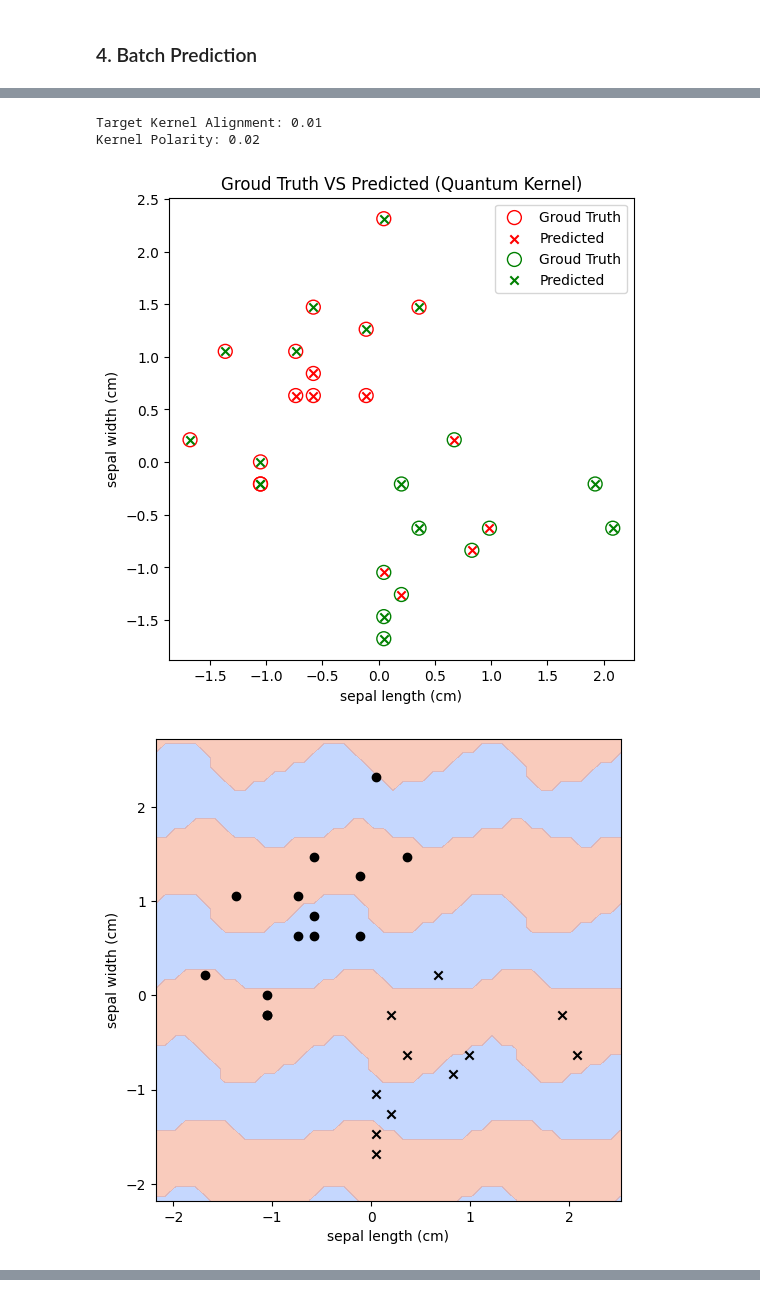
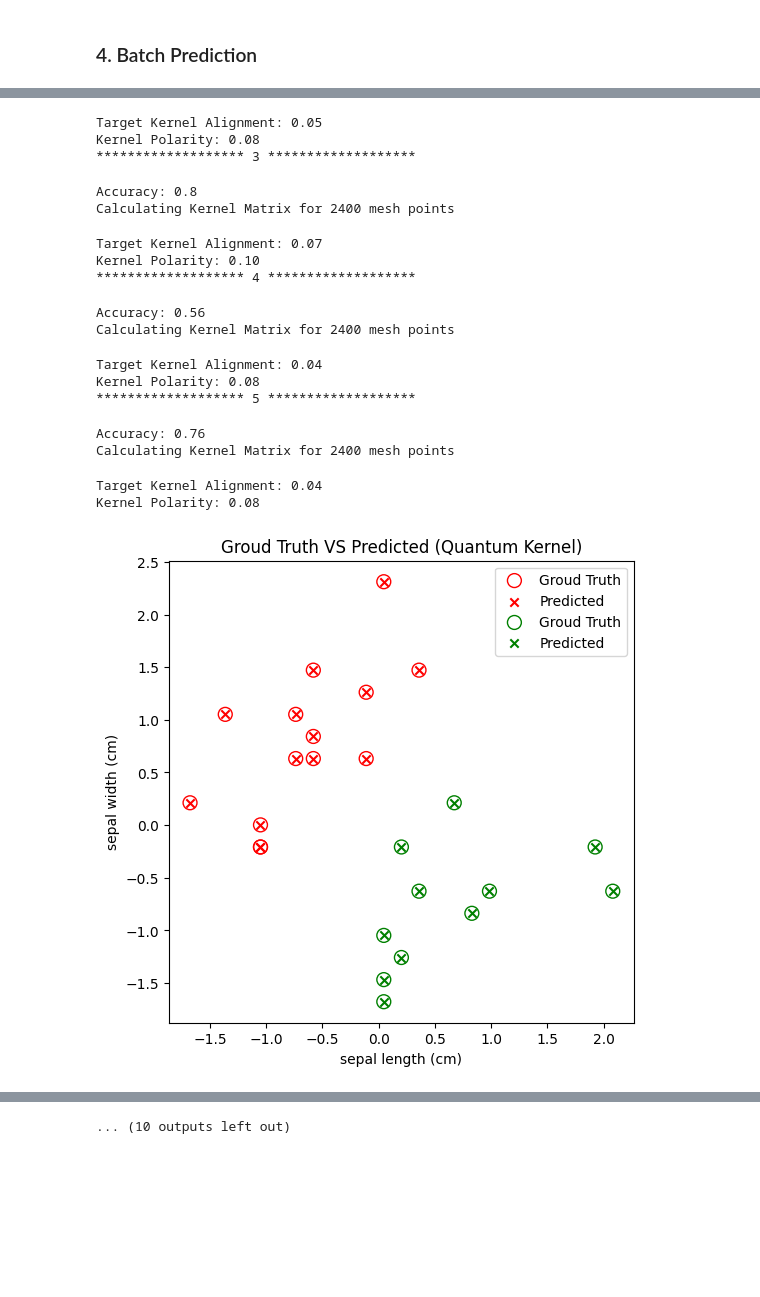
Before and after one commit to kenya-sk/quantum-kernel, a Jupyter notebook: notebooks/compare_feature_map.ipynb, the cells around one changed output, grey strips where cells are left out. Saved outputs shown, nothing was run; the diff lists cells and outputs as text; code cells hidden in the pictures; blank space fills up the shorter version.

```diff
--- a/notebooks/compare_feature_map.ipynb
+++ b/notebooks/compare_feature_map.ipynb
@@ -21,7 +21,9 @@ from src.kernel import compute_kernel, kernel, evaluate_kernel
 from src.schema import KernelParams, Dataset
 # %%
 RANDOM_STATE = 42
-SAVE_IMG_DIRC = "../data/images/iris/xx_feature_map"
+SAVE_IMG_DIRC = "../data/images/iris/zz_feature_map"
+feature_map_list = [xx_feature_map, zz_feature_map, angle_feature_map]
+FEATURE_MAP = feature_map_list[1]
 
 # Seeting of Quantum Device
 n_qubits = 2
@@ -94,15 +96,12 @@ plot_dataset(dataset, class_labels=class_labels)
 def kernel_with_qnode(x1, x2, kernel_params):
     return kernel(x1, x2, kernel_params)
 # %%
-feature_map_list = [xx_feature_map, zz_feature_map, angle_feature_map]
-FEATURE_MAP = feature_map_list[2]
-
 kernel_params = KernelParams(
     n_qubits=n_qubits,
     feature_map=FEATURE_MAP,
     reps=3,
     kernel=kernel_with_qnode,
-    rotaion_axis="X"
+    rotaion_axis=None
 )
 # %%
 train_kernel = compute_kernel(x_train, x_train, kernel_params)
@@ -197,7 +196,7 @@ for reps in range(1, 6):
         feature_map=FEATURE_MAP,
         reps=reps,
         kernel=kernel_with_qnode,
-        rotaion_axis="X"
+        rotaion_axis=None
     )
 
     train_kernel = compute_kernel(x_train, x_train, kernel_params)
@@ -249,5 +248,19 @@ Accuracy: 0.48
 Calculating Kernel Matrix for 2400 mesh points
-Target Kernel Alignment: 0.01
-Kernel Polarity: 0.02
+Target Kernel Alignment: 0.05
+Kernel Polarity: 0.08
+******************* 3 *******************
+Accuracy: 0.8
+Calculating Kernel Matrix for 2400 mesh points
+Target Kernel Alignment: 0.07
+Kernel Polarity: 0.10
+******************* 4 *******************
+Accuracy: 0.56
+Calculating Kernel Matrix for 2400 mesh points
+Target Kernel Alignment: 0.04
+Kernel Polarity: 0.08
+******************* 5 *******************
+Accuracy: 0.76
+Calculating Kernel Matrix for 2400 mesh points
+Target Kernel Alignment: 0.04
+Kernel Polarity: 0.08
-[figure, old version]
+[figure, new version]
-[figure, removed]
@@ -255,0 +267 @@ Kernel Polarity: 0.02
+... (10 outputs left out)
```
Also changed, not shown: parts of 1 cell of this notebook.
